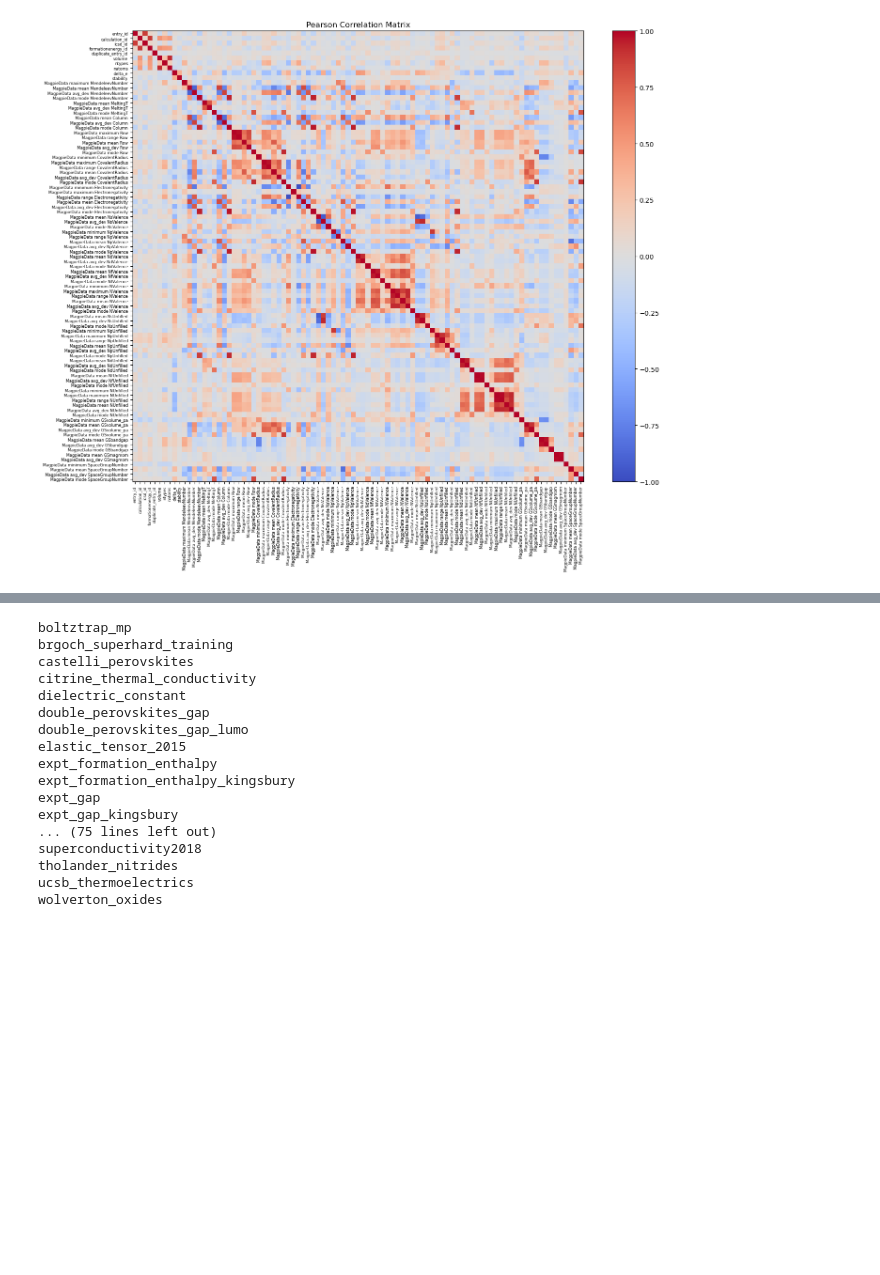
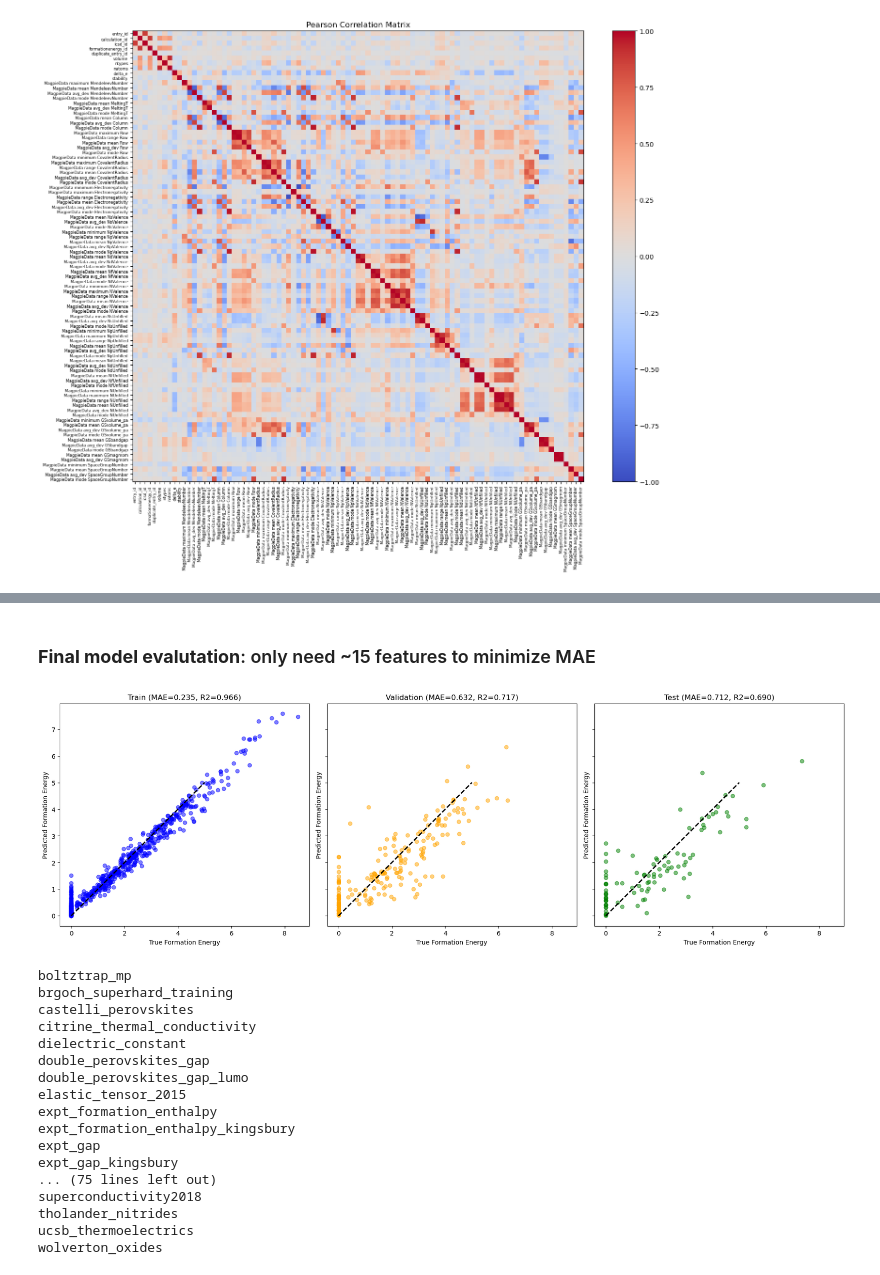
Before and after one commit to coenradtt/ML4MSD-HW-CoenradtT, a Jupyter notebook: Final Project/Final_project_template.ipynb, the cells around one changed output, grey strips where cells are left out. Cells and saved outputs as stored; diff of their text form; code cells hidden in the pictures; blank space fills up the shorter version.

```diff
--- a/Final Project/Final_project_template.ipynb
+++ b/Final Project/Final_project_template.ipynb
@@ -279,3 +442,62 @@ Number of features after removing highly correlated columns: 91
+# %% [markdown]
+### **Final model evalutation**: only need ~15 features to minimize MAE
+# %%
+from sklearn.metrics import r2_score
+
+final_features = selected_features_dict[15]
+rf_final = RandomForestRegressor(n_estimators=500, max_depth=20, max_features=0.5, min_samples_split=2, random_state=17, n_jobs=1)
+X_train_final = X_train[:, [X.columns.get_loc(f) for f in final_features]]
+rf_final.fit(X_train_final, y_train)
+
+# Predict on train, validation, and test sets
+X_val_final = X_val[:, [X.columns.get_loc(f) for f in final_features]]
+X_test_final = X_test[:, [X.columns.get_loc(f) for f in final_features]]
+
+y_train_pred = rf_final.predict(X_train_final)
+y_val_pred = rf_final.predict(X_val_final)
+y_test_pred = rf_final.predict(X_test_final)
+
+# Calculate metrics
+mae_train = mean_absolute_error(y_train, y_train_pred)
+mae_val = mean_absolute_error(y_val, y_val_pred)
+mae_test = mean_absolute_error(y_test, y_test_pred)
+
+r2_train = r2_score(y_train, y_train_pred)
+r2_val = r2_score(y_val, y_val_pred)
+r2_test = r2_score(y_test, y_test_pred)
+
+fig, axes = plt.subplots(1, 3, figsize=(18, 6), sharex=True, sharey=True)
+min_val = 0.0
+max_val = 5.0
+
+# Train parity plot
+axes[0].scatter(y_train, y_train_pred, alpha=0.5, color='blue')
+axes[0].plot([min_val, max_val], [min_val, max_val], 'k--', lw=2)
+axes[0].set_title(f'Train (MAE={mae_train:.3f}, R2={r2_train:.3f})')
+axes[0].set_xlabel('True Formation Energy')
+axes[0].set_ylabel('Predicted Formation Energy')
+axes[0].set_aspect('equal', adjustable='box')
+
+# Validation parity plot
+axes[1].scatter(y_val, y_val_pred, alpha=0.5, color='orange')
+axes[1].plot([min_val, max_val], [min_val, max_val], 'k--', lw=2)
+axes[1].set_title(f'Validation (MAE={mae_val:.3f}, R2={r2_val:.3f})')
+axes[1].set_xlabel('True Formation Energy')
+axes[1].set_ylabel('Predicted Formation Energy')
+axes[1].set_aspect('equal', adjustable='box')
+
+# Test parity plot
+axes[2].scatter(y_test, y_test_pred, alpha=0.5, color='green')
+axes[2].plot([min_val, max_val], [min_val, max_val], 'k--', lw=2)
+axes[2].set_title(f'Test (MAE={mae_test:.3f}, R2={r2_test:.3f})')
+axes[2].set_xlabel('True Formation Energy')
+axes[2].set_ylabel('Predicted Formation Energy')
+axes[2].set_aspect('equal', adjustable='box')
+
+plt.tight_layout()
+plt.show()
+# %% [output]
+[figure, added]
 # %%
 from matminer.datasets.dataset_retrieval import load_dataset, get_all_dataset_info #idk
 from matminer.datasets import get_available_datasets
```
Also changed, not shown: parts of 8 cells of this notebook.
